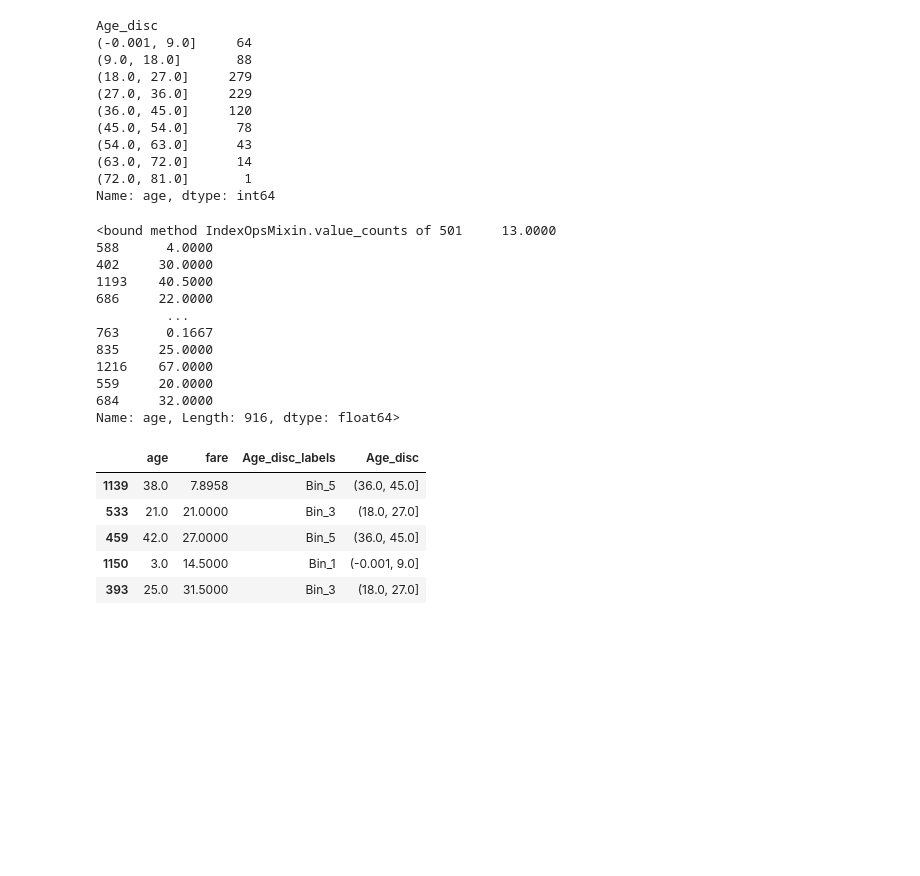
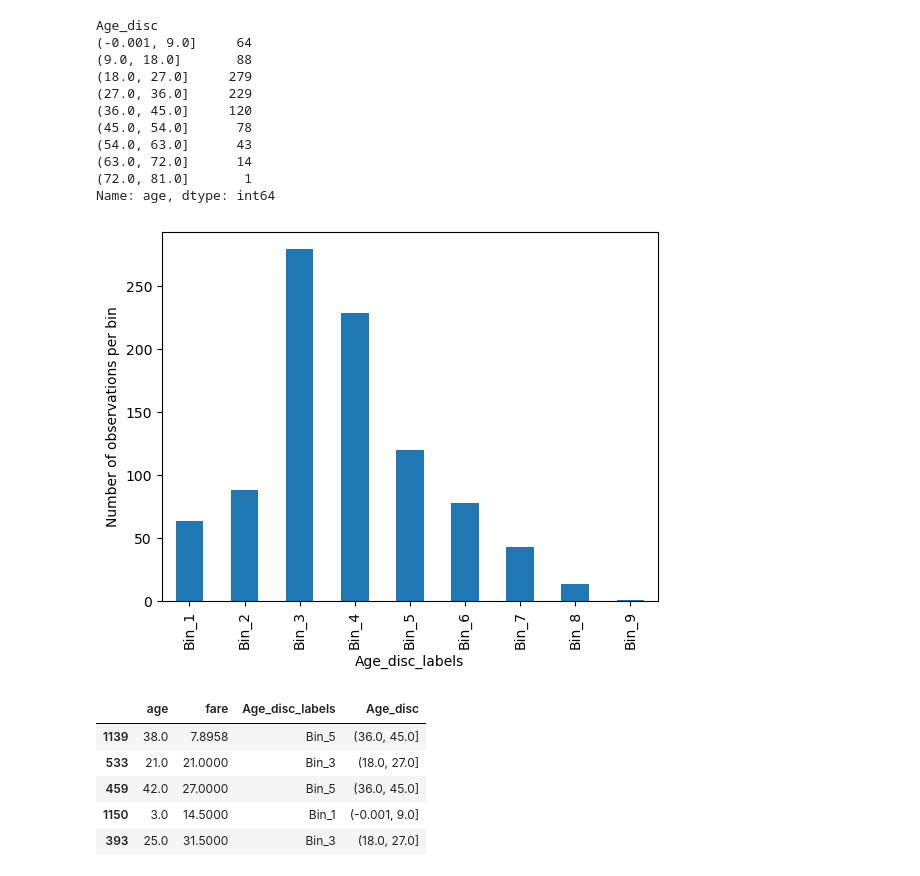
Before and after one commit to pvsnp9/Feature-Enginering, a Jupyter notebook: section_discretization/01_Equal_width.ipynb, the cells around one changed output. Drawn from its saved outputs; the diff is of its cells as text; code cells hidden in the pictures; blank space fills up the shorter version.

```diff
--- a/section_discretization/01_Equal_width.ipynb
+++ b/section_discretization/01_Equal_width.ipynb
@@ -216,23 +216,12 @@ Age_disc
 (72.0, 81.0]       1
 Name: age, dtype: int64
 # %%
-X_train['age'].value_counts
-# X_train.groupby('Age_disc')['age'].count().plot.bar(x='Age_disc')
-# plt.xticks(rotation=45)
-# plt.ylabel('Number of observations per bin')
+X_train.groupby('Age_disc_labels')['age'].count().plot.bar()
+plt.xticks(rotation=90)
+plt.ylabel('Number of observations per bin')
+plt.show()
 # %% [output]
-<bound method IndexOpsMixin.value_counts of 501     13.0000
-588      4.0000
-402     30.0000
-1193    40.5000
-686     22.0000
-         ...
-763      0.1667
-835     25.0000
-1216    67.0000
-559     20.0000
-684     32.0000
-Name: age, Length: 916, dtype: float64>
+[figure, added]
 # %%
 X_test['Age_disc_labels'] = pd.cut(x=X_test['age'],
                                    bins=intervals,
```
Also changed, not shown: parts of 10 cells of this notebook, 1 other file.
